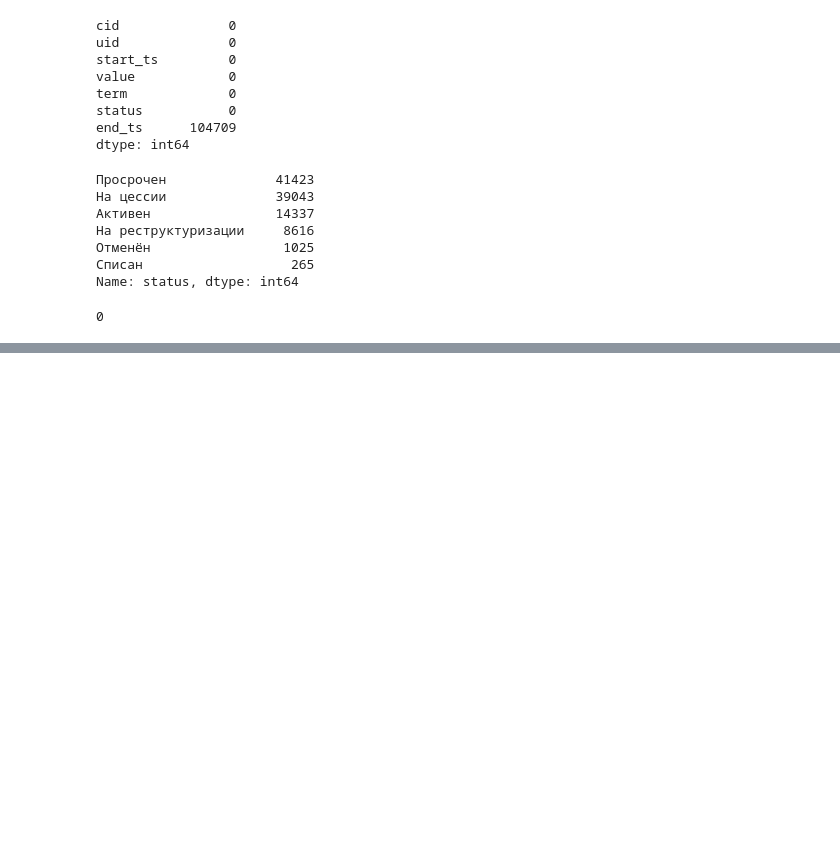
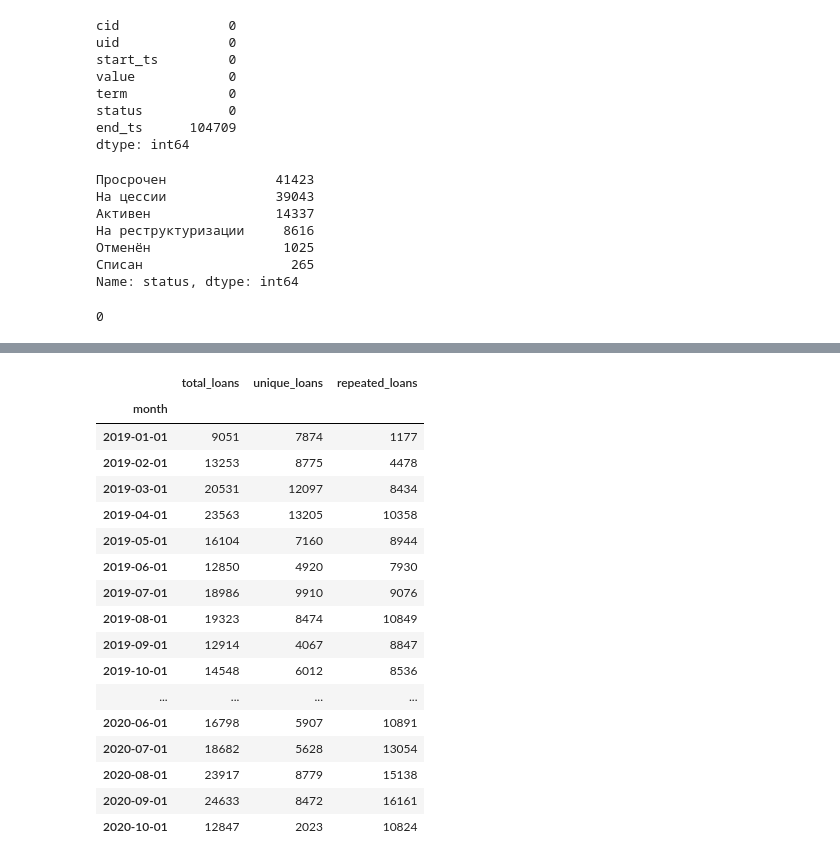
Before and after one commit to g0vn0c0d3r/da, a Jupyter notebook: data/Untitled.ipynb, the cells around one changed output, grey strips where cells are left out. Saved outputs shown, nothing was run; the diff lists cells and outputs as text; code cells hidden in the pictures; blank space fills up the shorter version.

```diff
--- a/data/Untitled.ipynb
+++ b/data/Untitled.ipynb
@@ -171,0 +244,10 @@ loans.duplicated().sum()
+# %%
+# у нас уже есть сгруппированные по месяцам данные о регистрациях, теперь тоже самое нужно сделать с займами
+# но для начала - добавить в таблицу loans столбцы: date, week, month - день, неделя и месяц регистрации
+
+loans['date'] = loans['start_ts'].dt.date
+loans['week'] = loans['start_ts'].dt.to_period('W').apply(lambda r: r.start_time)
+loans['month'] = loans['start_ts'].astype('datetime64[M]')
+
+# проверяем
+loans.head()
@@ -171,0 +261,10 @@ loans.duplicated().sum()
+# %%
+# для начала для каждого юзера найдем месяц первого займа
+unique_loans_by_month = loans.sort_values(by=['cid', 'start_ts']).groupby(by='cid').agg({'month': 'first'}).reset_index()
+
+# теперь сгруппируем данные по месяцам и подсчитаем кол-во уникальны займов
+unique_loans_by_month = unique_loans_by_month.groupby(by='month').agg({'cid': 'count'})
+unique_loans_by_month.columns = ['unique_loans']
+
+# проверяем
+unique_loans_by_month
@@ -171,0 +290,7 @@ loans.duplicated().sum()
+# %%
+# теперь посчитаем общее кол-во займов по месяцам
+total_loans_by_month = loans.groupby(by='month').agg({'cid': 'count'})
+total_loans_by_month.columns = ['total_loans']
+
+# проверяем
+total_loans_by_month
@@ -171,0 +316,24 @@ loans.duplicated().sum()
+# %%
+# объеденим данные
+loans_by_month = pd.merge(total_loans_by_month, unique_loans_by_month, on='month')
+loans_by_month['repeated_loans'] = loans_by_month['total_loans'] - loans_by_month['unique_loans']
+loans_by_month
+# %% [output]
+|  | total_loans | unique_loans | repeated_loans |
+| month |  |  |  |
+| 2019-01-01 | 9051 | 7874 | 1177 |
+| 2019-02-01 | 13253 | 8775 | 4478 |
+| 2019-03-01 | 20531 | 12097 | 8434 |
+| 2019-04-01 | 23563 | 13205 | 10358 |
+| 2019-05-01 | 16104 | 7160 | 8944 |
+| 2019-06-01 | 12850 | 4920 | 7930 |
+| 2019-07-01 | 18986 | 9910 | 9076 |
+| 2019-08-01 | 19323 | 8474 | 10849 |
+| 2019-09-01 | 12914 | 4067 | 8847 |
+| 2019-10-01 | 14548 | 6012 | 8536 |
+| ... | ... | ... | ... |
+| 2020-06-01 | 16798 | 5907 | 10891 |
+| 2020-07-01 | 18682 | 5628 | 13054 |
+| 2020-08-01 | 23917 | 8779 | 15138 |
+| 2020-09-01 | 24633 | 8472 | 16161 |
+| 2020-10-01 | 12847 | 2023 | 10824 |
```
Also changed, not shown: parts of 20 cells of this notebook.
